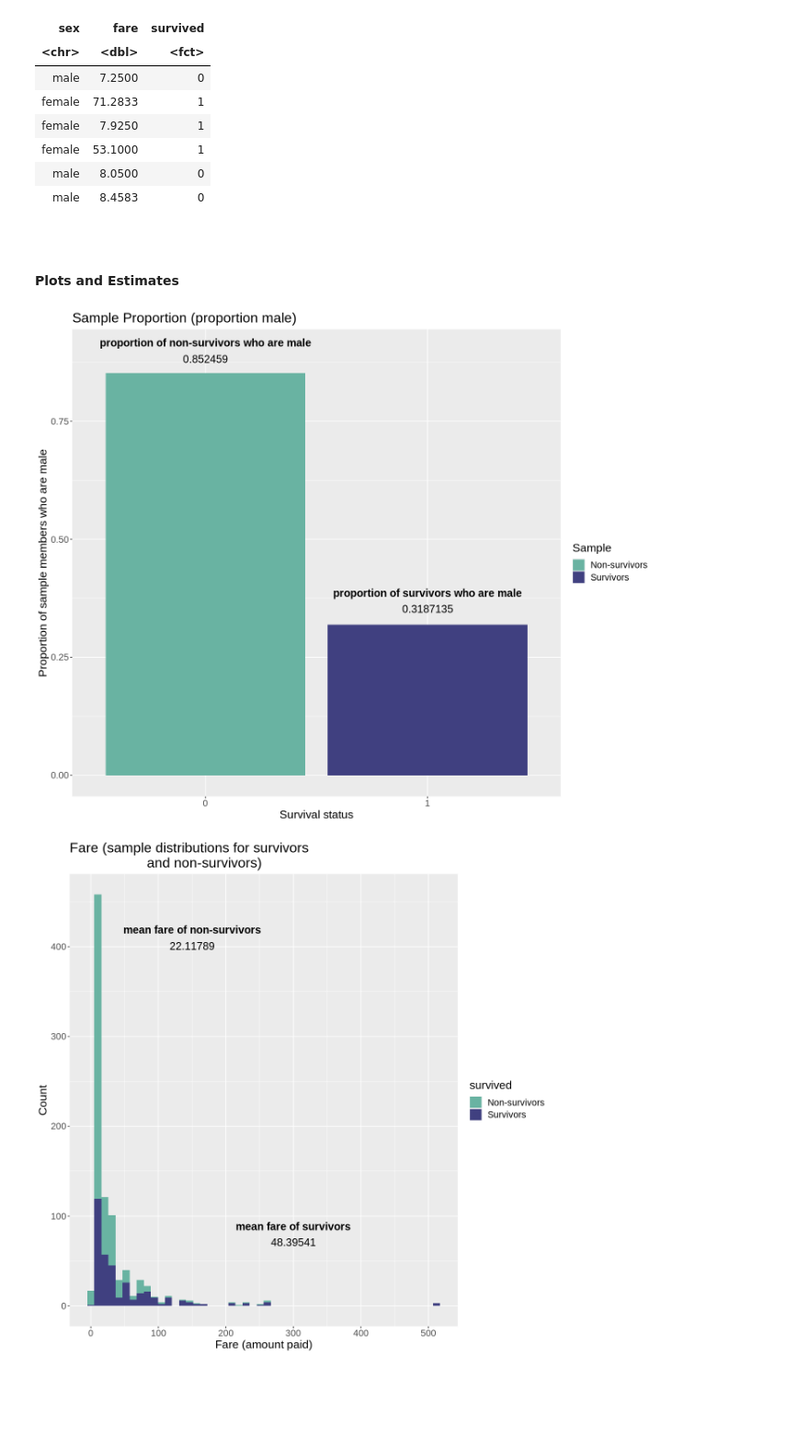
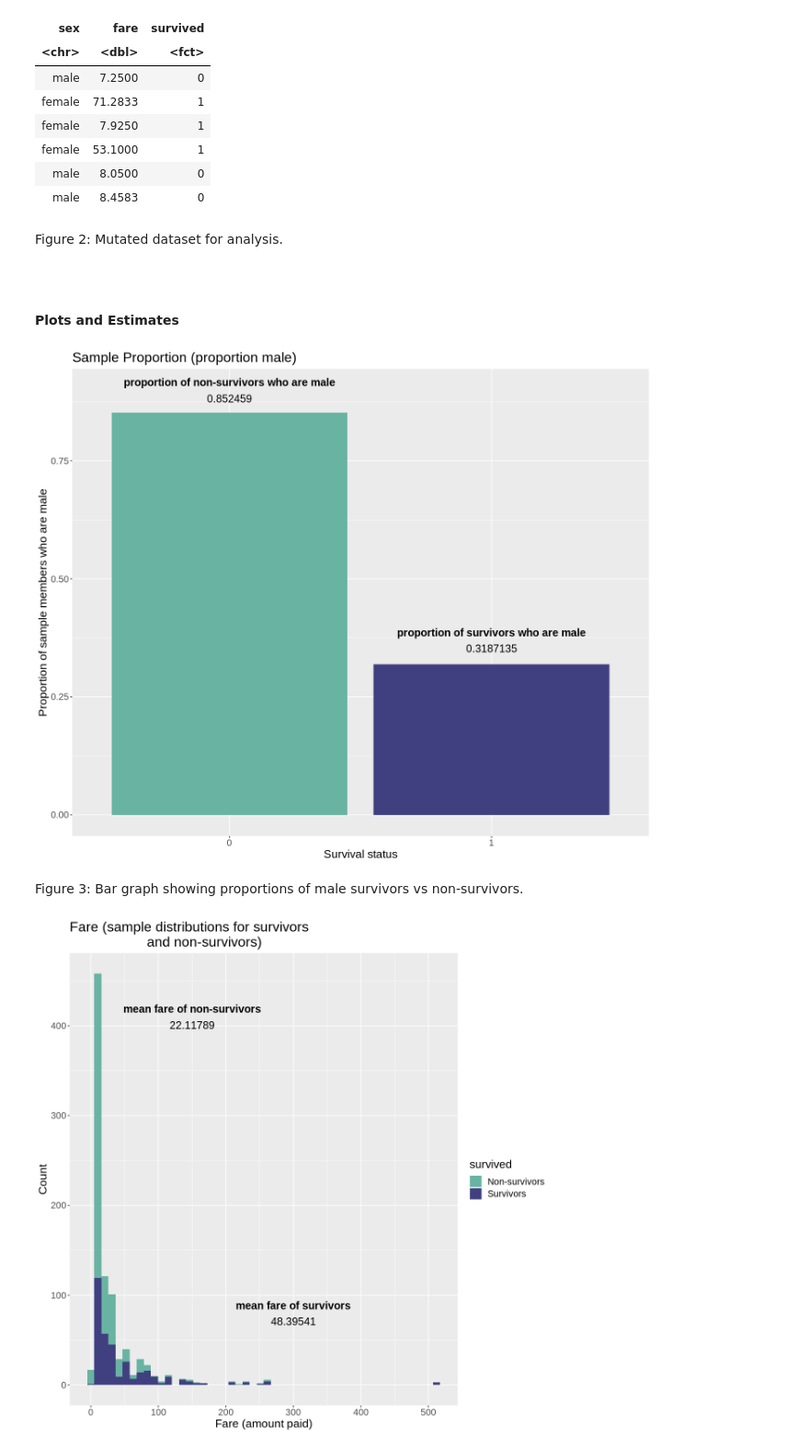
Before and after one commit to pgbenng/stat-201-2022w2-group-30, a Jupyter notebook: final_report.ipynb, the cells around one changed output. Shown at 92% size. Drawn from its saved outputs; the diff is of its cells as text; code cells hidden in the pictures; blank space fills up the shorter version.

```diff
--- a/final_report.ipynb
+++ b/final_report.ipynb
@@ -85,39 +91,45 @@ A tibble: 6 × 3
 | female | 53.1000 | 1 |
 | male | 8.0500 | 0 |
 | male | 8.4583 | 0 |
+# %% [markdown]
+Figure 2: Mutated dataset for analysis.
 # %% [markdown]
 <br>
 <h4>Plots and Estimates</h4>
 # %%
 #Format plot width and height
 options(repr.plot.width = 12, repr.plot.height = 10)
 
 #Calculate porportion of non-survivors that are male
 prop_no_surv_male <- titanic_df %>%
     filter(survived == 0) |>
     summarize(n = sum(sex == "male") / n()) |>
     pull()
 
 #Calculate porportion of survivors that are male
 prop_surv_male <- titanic_df %>%
     filter(survived == 1) |>
     summarize(n = sum(sex == "male") / n()) |>
     pull()
 
 #Plot bar graph to show porportions
 titanic_df |>
     select(survived, sex) |>
     group_by(survived) |>
     summarize(prop_male = sum(sex == "male") / n()) |>
         ggplot(aes(x = survived, y = prop_male, fill = survived)) +
         geom_bar(stat = "identity") +
         annotate("text", 1, 0.9, label = paste('atop(bold("proportion of non-survivors who are male")', ',', prop_no_surv_male, ')'), size = 15/.pt, parse=TRUE) +
         annotate("text", 2, 0.37, label = paste('atop(bold("proportion of survivors who are male")', ',', prop_surv_male, ')'), size = 15/.pt, parse=TRUE) +
-        scale_fill_manual(values=c("#69b3a2", "#404080"), labels=c("Non-survivors", "Survivors")) +
+        scale_fill_manual(values=c("#69b3a2", "#404080")) +
+        theme(legend.position = "none") +
         labs(x = "Survival status", fill = "Sample", y = "Proportion of sample members who are male", title = "Sample Proportion (proportion male)") +
         theme(text = element_text(size=16))
 # %% [output]
-[figure, old version]
+[figure, new version]
+# %% [markdown]
+Figure 3: Bar graph showing proportions of male survivors vs non-survivors.
+<br></br>
 # %%
 #Format plot width and height
 options(repr.plot.width = 10, repr.plot.height = 10)
```
Also changed, not shown: parts of 17 cells of this notebook.
